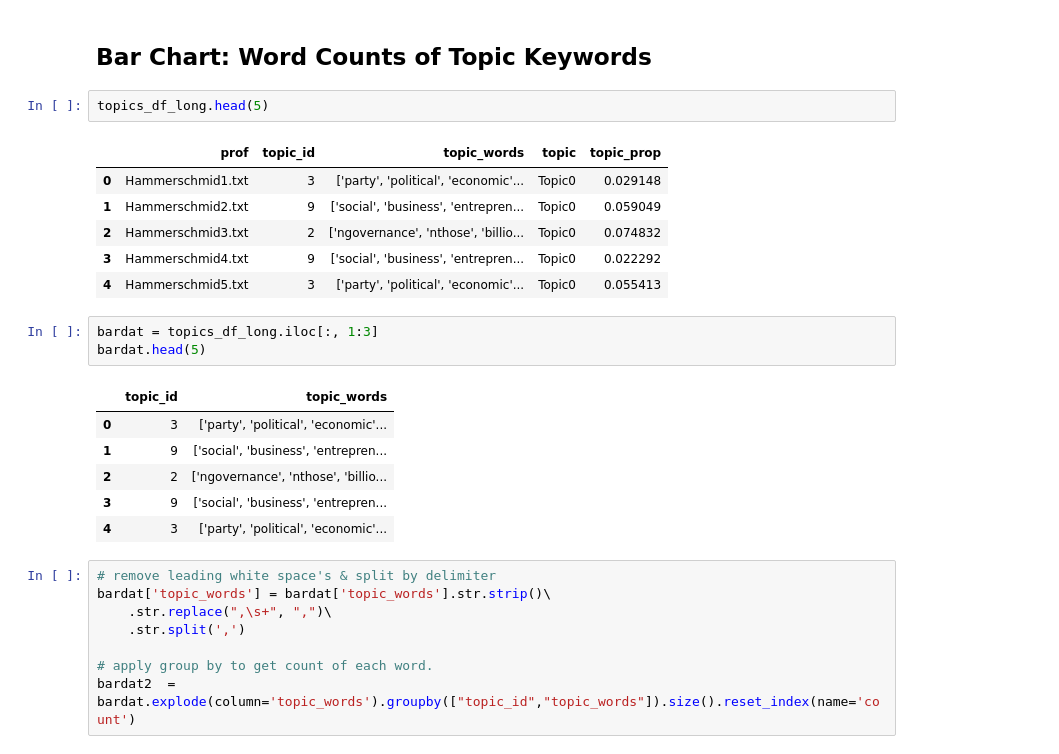
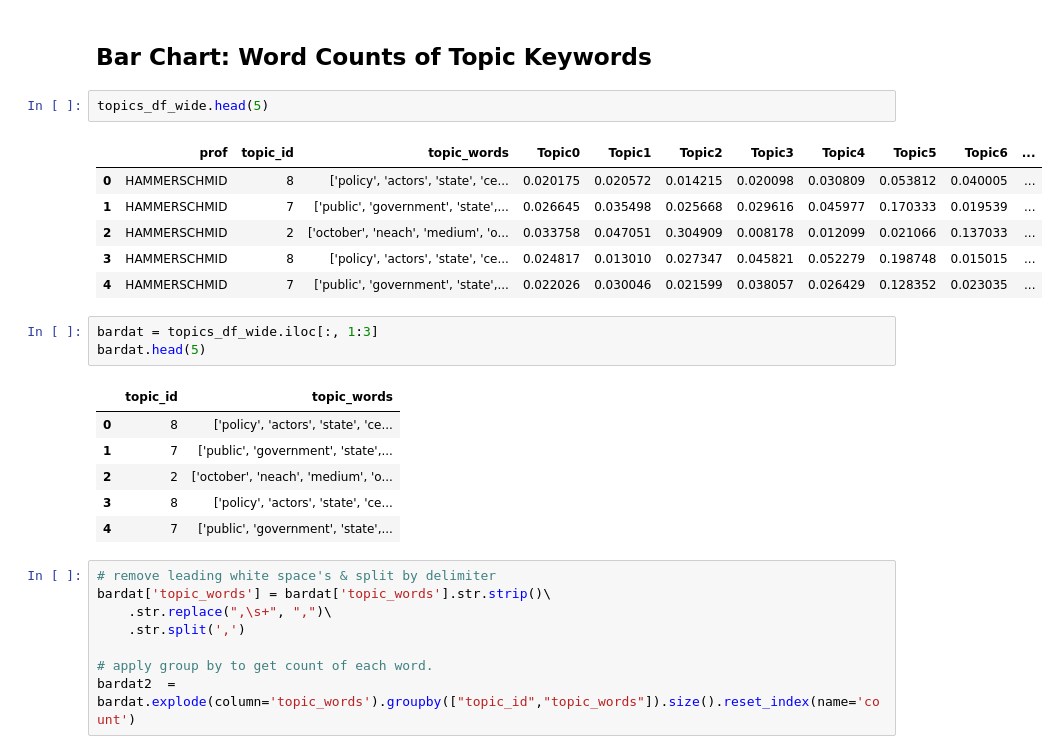
Before and after one commit to esnue/ThesisAllocationSystem, a Jupyter notebook: 4_Visualization.ipynb, the cells around one changed output. Drawn from its saved outputs; the diff is of its cells as text.

```diff
--- a/4_Visualization.ipynb
+++ b/4_Visualization.ipynb
@@ -175,24 +178,24 @@ bardat2.plot(
 # %% [markdown]
 ## Bar Chart: Word Counts of Topic Keywords
 # %%
-topics_df_long.head(5)
+topics_df_wide.head(5)
 # %% [output]
-|  | prof | topic_id | topic_words | topic | topic_prop |
-| 0 | Hammerschmid1.txt | 3 | ['party', 'political', 'economic'... | Topic0 | 0.029148 |
-| 1 | Hammerschmid2.txt | 9 | ['social', 'business', 'entrepren... | Topic0 | 0.059049 |
-| 2 | Hammerschmid3.txt | 2 | ['ngovernance', 'nthose', 'billio... | Topic0 | 0.074832 |
-| 3 | Hammerschmid4.txt | 9 | ['social', 'business', 'entrepren... | Topic0 | 0.022292 |
-| 4 | Hammerschmid5.txt | 3 | ['party', 'political', 'economic'... | Topic0 | 0.055413 |
+|  | prof | topic_id | topic_words | Topic0 | Topic1 | Topic2 | Topic3 | Topic4 | Topic5 | Topic6 | ... |
+| 0 | HAMMERSCHMID | 8 | ['policy', 'actors', 'state', 'ce... | 0.020175 | 0.020572 | 0.014215 | 0.020098 | 0.030809 | 0.053812 | 0.040005 | ... |
+| 1 | HAMMERSCHMID | 7 | ['public', 'government', 'state',... | 0.026645 | 0.035498 | 0.025668 | 0.029616 | 0.045977 | 0.170333 | 0.019539 | ... |
+| 2 | HAMMERSCHMID | 2 | ['october', 'neach', 'medium', 'o... | 0.033758 | 0.047051 | 0.304909 | 0.008178 | 0.012099 | 0.021066 | 0.137033 | ... |
+| 3 | HAMMERSCHMID | 8 | ['policy', 'actors', 'state', 'ce... | 0.024817 | 0.013010 | 0.027347 | 0.045821 | 0.052279 | 0.198748 | 0.015015 | ... |
+| 4 | HAMMERSCHMID | 7 | ['public', 'government', 'state',... | 0.022026 | 0.030046 | 0.021599 | 0.038057 | 0.026429 | 0.128352 | 0.023035 | ... |
 # %%
-bardat = topics_df_long.iloc[:, 1:3]
+bardat = topics_df_wide.iloc[:, 1:3]
 bardat.head(5)
 # %% [output]
 |  | topic_id | topic_words |
-| 0 | 3 | ['party', 'political', 'economic'... |
-| 1 | 9 | ['social', 'business', 'entrepren... |
-| 2 | 2 | ['ngovernance', 'nthose', 'billio... |
-| 3 | 9 | ['social', 'business', 'entrepren... |
-| 4 | 3 | ['party', 'political', 'economic'... |
+| 0 | 8 | ['policy', 'actors', 'state', 'ce... |
+| 1 | 7 | ['public', 'government', 'state',... |
+| 2 | 2 | ['october', 'neach', 'medium', 'o... |
+| 3 | 8 | ['policy', 'actors', 'state', 'ce... |
+| 4 | 7 | ['public', 'government', 'state',... |
 # %%
 # remove leading white space's & split by delimiter
 bardat['topic_words'] = bardat['topic_words'].str.strip()\
```
Also changed, not shown: parts of 16 cells of this notebook.
